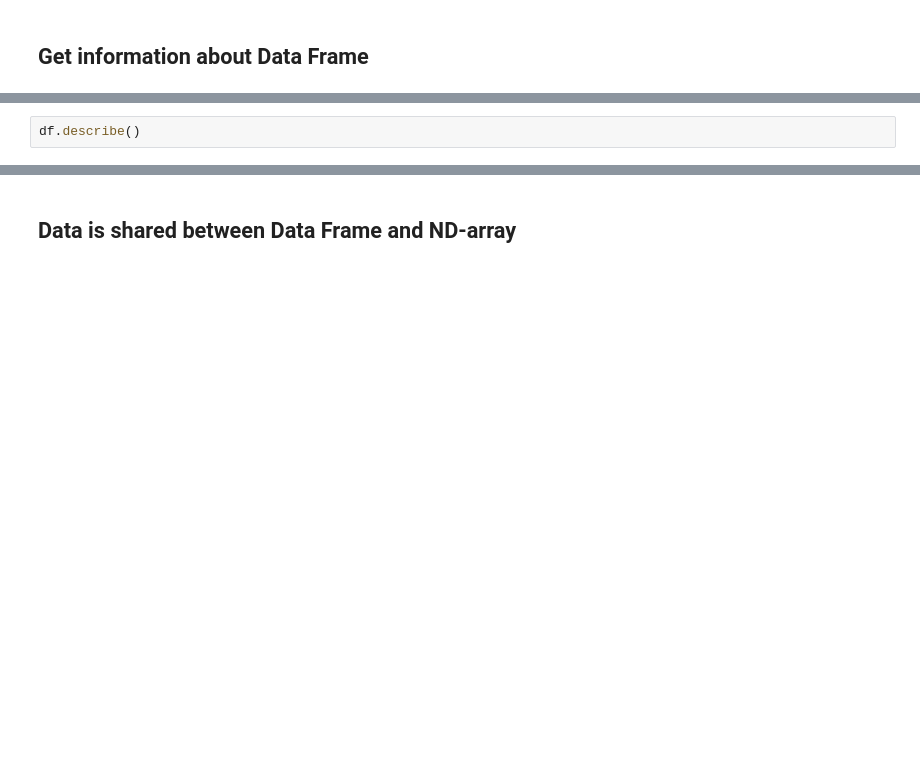
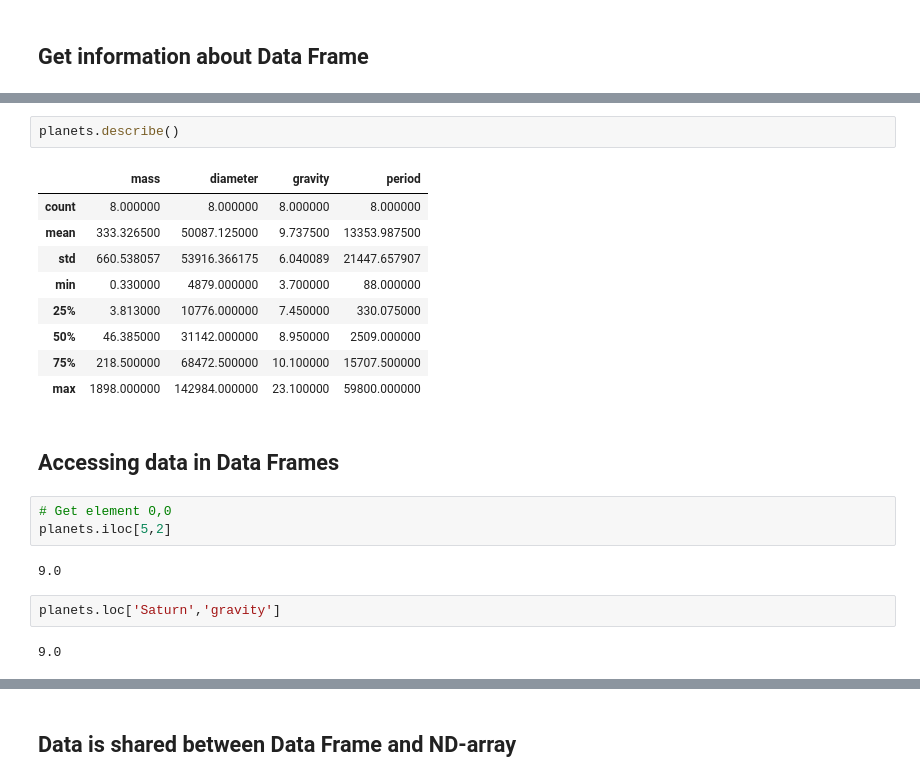
Before and after one commit to ycrc/Python-Bootcamp, a Jupyter notebook: pandas.ipynb, the cells around one changed output, grey strips where cells are left out. Cells and saved outputs as stored; diff of their text form; blank space fills up the shorter version.

```diff
--- a/pandas.ipynb
+++ b/pandas.ipynb
@@ -36,2 +66,23 @@ df.dtypes
 # %%
-df.describe()
+planets.describe()
+# %% [output]
+|  | mass | diameter | gravity | period |
+| count | 8.000000 | 8.000000 | 8.000000 | 8.000000 |
+| mean | 333.326500 | 50087.125000 | 9.737500 | 13353.987500 |
+| std | 660.538057 | 53916.366175 | 6.040089 | 21447.657907 |
+| min | 0.330000 | 4879.000000 | 3.700000 | 88.000000 |
+| 25% | 3.813000 | 10776.000000 | 7.450000 | 330.075000 |
+| 50% | 46.385000 | 31142.000000 | 8.950000 | 2509.000000 |
+| 75% | 218.500000 | 68472.500000 | 10.100000 | 15707.500000 |
+| max | 1898.000000 | 142984.000000 | 23.100000 | 59800.000000 |
+# %% [markdown]
+## Accessing data in Data Frames
+# %%
+# Get element 0,0
+planets.iloc[5,2]
+# %% [output]
+9.0
+# %%
+planets.loc['Saturn','gravity']
+# %% [output]
+9.0
```
Also changed, not shown: parts of 57 cells of this notebook.
